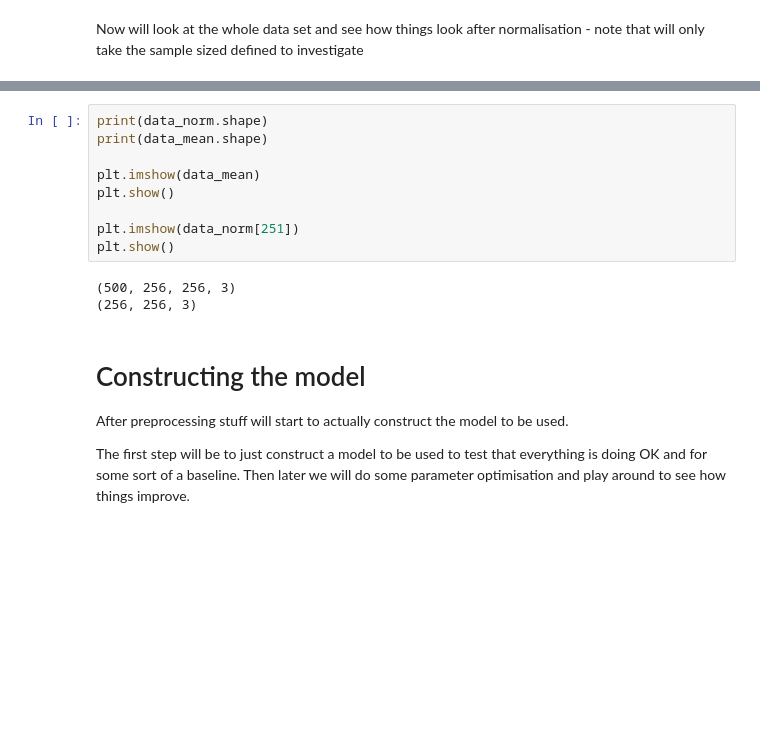
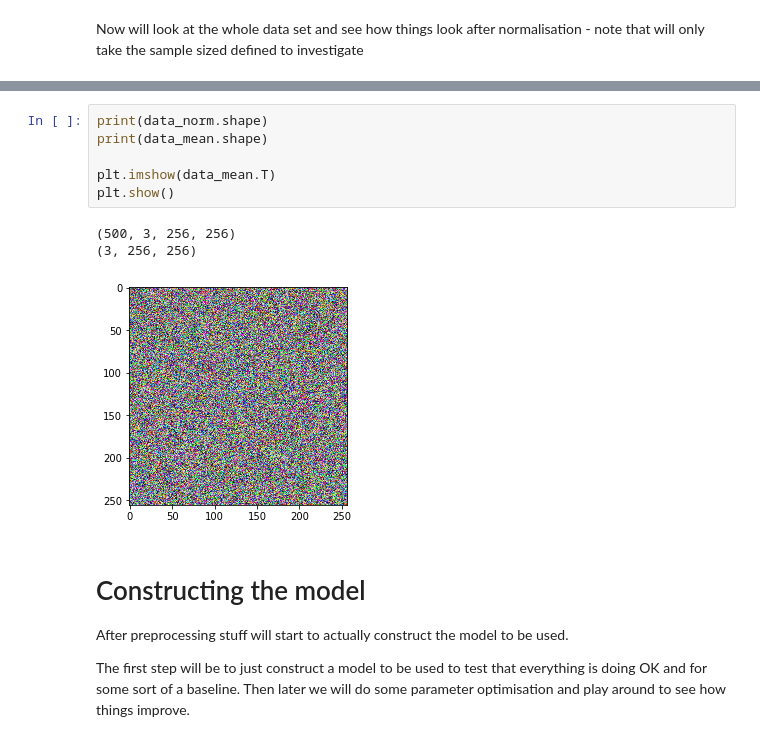
Before and after one commit to AndreasGSE/kaggle, a Jupyter notebook: cats_dogs/01_initial_look_20170314.ipynb, the cells around one changed output, grey strips where cells are left out. Drawn from its saved outputs; the diff is of its cells as text; blank space fills up the shorter version.

```diff
--- a/cats_dogs/01_initial_look_20170314.ipynb
+++ b/cats_dogs/01_initial_look_20170314.ipynb
@@ -216,15 +240,13 @@ Final shape (500, 256, 256, 3)
 # %%
 print(data_norm.shape)
 print(data_mean.shape)
 
-plt.imshow(data_mean)
+plt.imshow(data_mean.T)
 plt.show()
-
-plt.imshow(data_norm[251])
-plt.show()
 # %% [output]
-(500, 256, 256, 3)
-(256, 256, 3)
+(500, 3, 256, 256)
+(3, 256, 256)
+[figure, added]
 # %% [markdown]
 # Constructing the model
 After preprocessing stuff will start to actually construct the model to be used.
```
Also changed, not shown: parts of 13 cells of this notebook.
